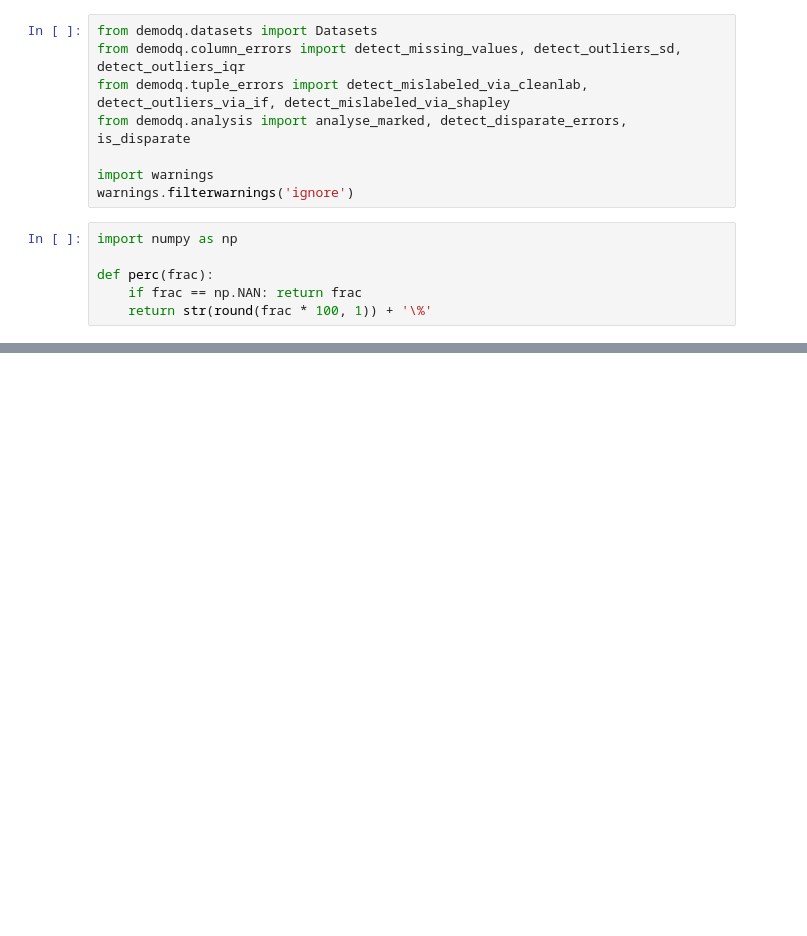
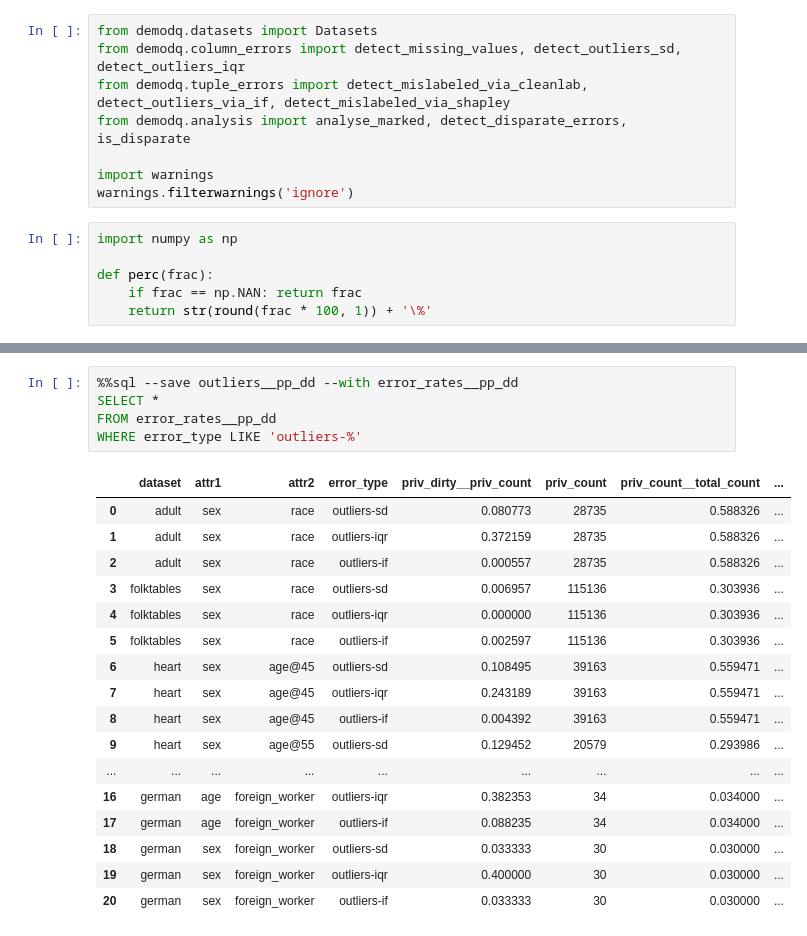
Before and after one commit to amsterdata/demodq, a Jupyter notebook: detect_errors-intersectional-combined.ipynb, the cells around one changed output, grey strips where cells are left out. Cells and saved outputs as stored; diff of their text form; blank space fills up the shorter version.

```diff
--- a/detect_errors-intersectional-combined.ipynb
+++ b/detect_errors-intersectional-combined.ipynb
@@ -146,0 +300,23 @@ print(frac_outliers)
+# %%
+%%sql --save outliers__pp_dd --with error_rates__pp_dd
+SELECT *
+FROM error_rates__pp_dd
+WHERE error_type LIKE 'outliers-%'
+# %% [output]
+|  | dataset | attr1 | attr2 | error_type | priv_dirty__priv_count | priv_count | priv_count__total_count | ... |
+| 0 | adult | sex | race | outliers-sd | 0.080773 | 28735 | 0.588326 | ... |
+| 1 | adult | sex | race | outliers-iqr | 0.372159 | 28735 | 0.588326 | ... |
+| 2 | adult | sex | race | outliers-if | 0.000557 | 28735 | 0.588326 | ... |
+| 3 | folktables | sex | race | outliers-sd | 0.006957 | 115136 | 0.303936 | ... |
+| 4 | folktables | sex | race | outliers-iqr | 0.000000 | 115136 | 0.303936 | ... |
+| 5 | folktables | sex | race | outliers-if | 0.002597 | 115136 | 0.303936 | ... |
+| 6 | heart | sex | age@45 | outliers-sd | 0.108495 | 39163 | 0.559471 | ... |
+| 7 | heart | sex | age@45 | outliers-iqr | 0.243189 | 39163 | 0.559471 | ... |
+| 8 | heart | sex | age@45 | outliers-if | 0.004392 | 39163 | 0.559471 | ... |
+| 9 | heart | sex | age@55 | outliers-sd | 0.129452 | 20579 | 0.293986 | ... |
+| ... | ... | ... | ... | ... | ... | ... | ... | ... |
+| 16 | german | age | foreign_worker | outliers-iqr | 0.382353 | 34 | 0.034000 | ... |
+| 17 | german | age | foreign_worker | outliers-if | 0.088235 | 34 | 0.034000 | ... |
+| 18 | german | sex | foreign_worker | outliers-sd | 0.033333 | 30 | 0.030000 | ... |
+| 19 | german | sex | foreign_worker | outliers-iqr | 0.400000 | 30 | 0.030000 | ... |
+| 20 | german | sex | foreign_worker | outliers-if | 0.033333 | 30 | 0.030000 | ... |
```
Also changed, not shown: parts of 28 cells of this notebook.
